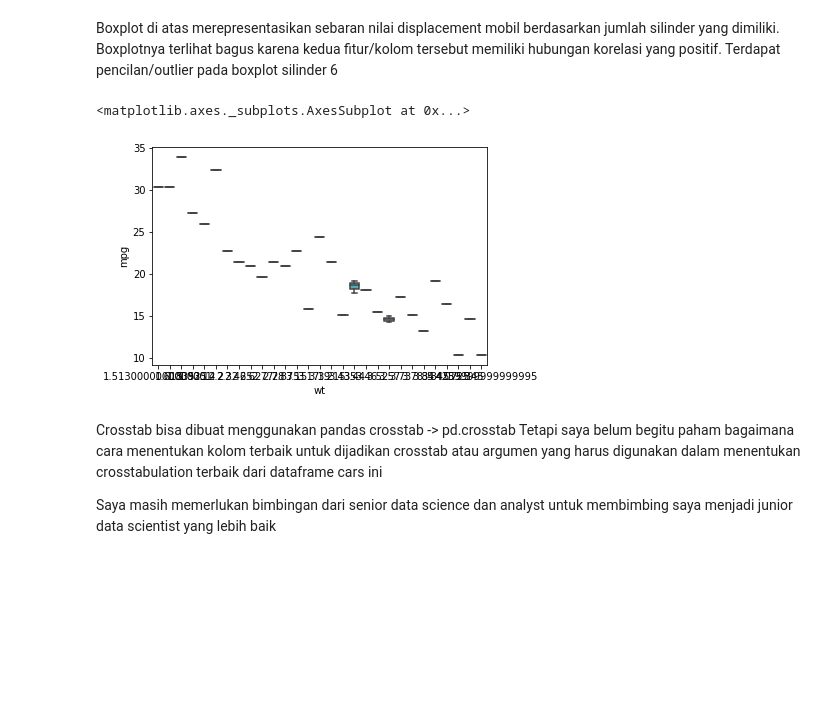
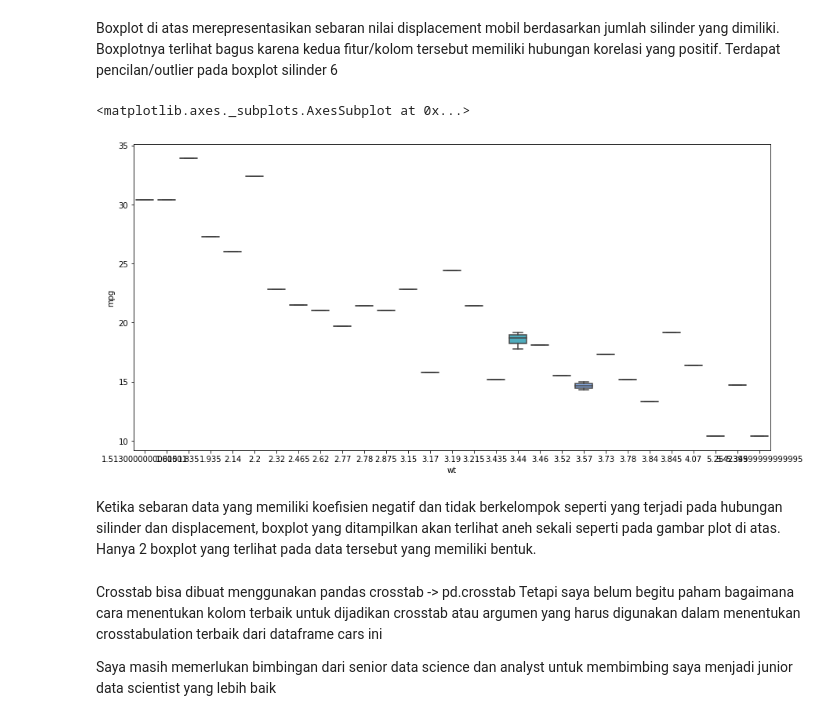
Before and after one commit to PrinandaRahmatullah/Soal_Magang_Jagoanhosting, a Jupyter notebook: mtcars_us.ipynb, the cells around one changed output. Saved outputs shown, nothing was run; the diff lists cells and outputs as text; code cells hidden in the pictures; blank space fills up the shorter version.

Commit message:
Tambahan penjelasan pada jawaban soal 2

```diff
--- a/mtcars_us.ipynb
+++ b/mtcars_us.ipynb
@@ -139,10 +139,14 @@ sns.boxplot(x='cyl', y='disp', data=cars)
 Boxplot di atas merepresentasikan sebaran nilai displacement mobil berdasarkan jumlah silinder yang dimiliki. Boxplotnya terlihat bagus karena kedua fitur/kolom tersebut memiliki hubungan korelasi yang positif.
 Terdapat pencilan/outlier pada boxplot silinder 6
 # %%
-sns.boxplot(x='wt', y='mpg', data=cars)
+fig, ax = plt.subplots(figsize=(12,6))
+plt.tight_layout()
+sns.boxplot(ax=ax, x='wt', y='mpg', data=cars)
 # %% [output]
 <matplotlib.axes._subplots.AxesSubplot at 0x...>
-[figure, old version]
+[figure, new version]
+# %% [markdown]
+Ketika sebaran data yang memiliki koefisien negatif dan tidak berkelompok seperti yang terjadi pada hubungan silinder dan displacement, boxplot yang ditampilkan akan terlihat aneh sekali seperti pada gambar plot di atas. Hanya 2 boxplot yang terlihat pada data tersebut yang memiliki bentuk.
 # %%
 # Crosstab
 # %% [markdown]
```
